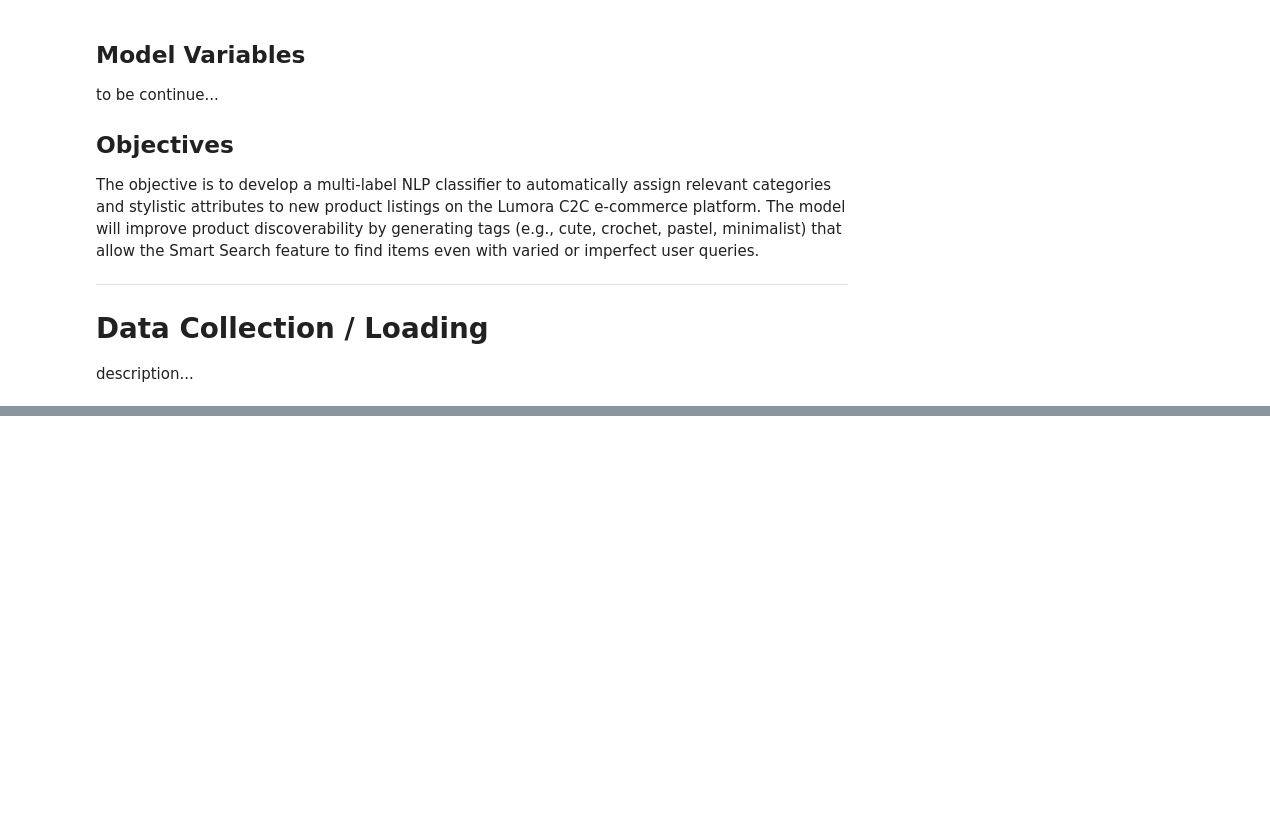
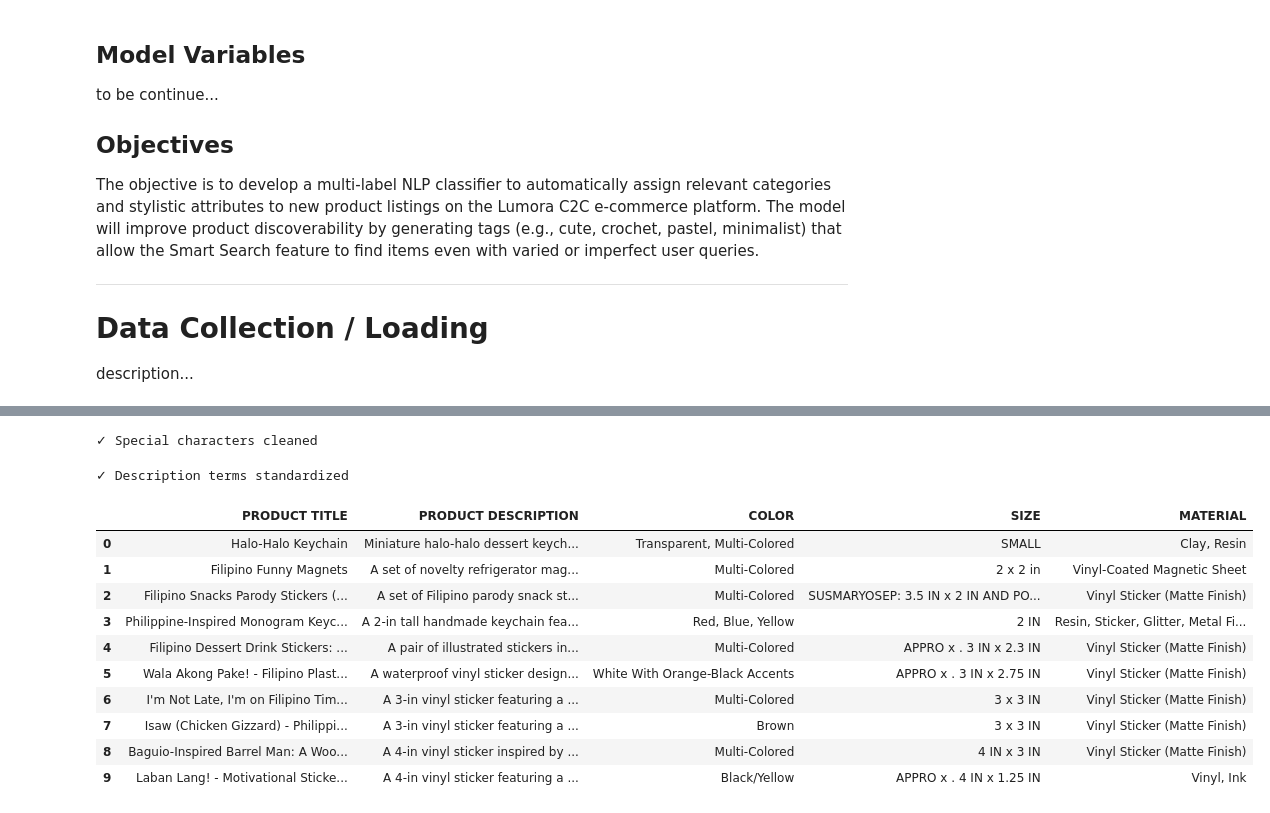
Before and after one commit to MJTeopaco/Lumora_AI-Powered_E-Commerce_Website, a Jupyter notebook: documentation/NLP_Documentation.ipynb, the cells around one changed output, grey strips where cells are left out. Drawn from its saved outputs; the diff is of its cells as text; code cells hidden in the pictures; blank space fills up the shorter version.

```diff
--- a/documentation/NLP_Documentation.ipynb
+++ b/documentation/NLP_Documentation.ipynb
@@ -40,0 +286,67 @@ from sklearn.metrics import mean_squared_error, r2_score
+# %%
+# 5. Fix special characters and encoding issues
+def clean_special_chars(text):
+    """Remove or replace problematic special characters"""
+    if pd.isna(text) or text == '':
+        return ''
+
+    text = str(text)
+
+    # Replace problematic quotes
+    text = text.replace('"', '"').replace('"', '"')
+    text = text.replace(''', "'").replace(''', "'")
+
+    # Remove zero-width spaces and other invisible characters
+    text = re.sub(r'[\u200b-\u200f\u202a-\u202e\ufeff]', '', text)
+
+    # Normalize em-dash and en-dash
+    text = text.replace('—', '-').replace('–', '-')
+
+    return text
+
+for col in text_columns:
+    df_clean[col] = df_clean[col].apply(clean_special_chars)
+
+print("✓ Special characters cleaned")
+# %% [output]
+✓ Special characters cleaned
+# %%
+# 6. Standardize common terms in PRODUCT DESCRIPTION
+def standardize_description_terms(desc):
+    """Standardize common terms and phrases in descriptions"""
+    if pd.isna(desc) or desc == '':
+        return ''
+
+    desc = str(desc)
+
+    # Standardize measurement units
+    desc = re.sub(r'\binches\b', 'in', desc, flags=re.IGNORECASE)
+    desc = re.sub(r'\binch\b', 'in', desc, flags=re.IGNORECASE)
+
+    # Standardize "handmade/hand-made/hand made"
+    desc = re.sub(r'\bhand[\s-]?made\b', 'handmade', desc, flags=re.IGNORECASE)
+    desc = re.sub(r'\bhand[\s-]?crafted\b', 'handcrafted', desc, flags=re.IGNORECASE)
+
+    # Standardize product type terms
+    desc = re.sub(r'\bkey[\s-]?chain\b', 'keychain', desc, flags=re.IGNORECASE)
+    desc = re.sub(r'\bwater[\s-]?proof\b', 'waterproof', desc, flags=re.IGNORECASE)
+
+    return desc
+
+df_clean['PRODUCT DESCRIPTION'] = df_clean['PRODUCT DESCRIPTION'].apply(standardize_description_terms)
+
+print("✓ Description terms standardized")
+df_clean.head(10)
+# %% [output]
+✓ Description terms standardized
+|  | PRODUCT TITLE | PRODUCT DESCRIPTION | COLOR | SIZE | MATERIAL |
+| 0 | Halo-Halo Keychain | Miniature halo-halo dessert keych... | Transparent, Multi-Colored | SMALL | Clay, Resin |
+| 1 | Filipino Funny Magnets | A set of novelty refrigerator mag... | Multi-Colored | 2 x 2 in | Vinyl-Coated Magnetic Sheet |
+| 2 | Filipino Snacks Parody Stickers (... | A set of Filipino parody snack st... | Multi-Colored | SUSMARYOSEP: 3.5 IN x 2 IN AND PO... | Vinyl Sticker (Matte Finish) |
+| 3 | Philippine-Inspired Monogram Keyc... | A 2-in tall handmade keychain fea... | Red, Blue, Yellow | 2 IN | Resin, Sticker, Glitter, Metal Fi... |
+| 4 | Filipino Dessert Drink Stickers: ... | A pair of illustrated stickers in... | Multi-Colored | APPRO x . 3 IN x 2.3 IN | Vinyl Sticker (Matte Finish) |
+| 5 | Wala Akong Pake! - Filipino Plast... | A waterproof vinyl sticker design... | White With Orange-Black Accents | APPRO x . 3 IN x 2.75 IN | Vinyl Sticker (Matte Finish) |
+| 6 | I'm Not Late, I'm on Filipino Tim... | A 3-in vinyl sticker featuring a ... | Multi-Colored | 3 x 3 IN | Vinyl Sticker (Matte Finish) |
+| 7 | Isaw (Chicken Gizzard) - Philippi... | A 3-in vinyl sticker featuring a ... | Brown | 3 x 3 IN | Vinyl Sticker (Matte Finish) |
+| 8 | Baguio-Inspired Barrel Man: A Woo... | A 4-in vinyl sticker inspired by ... | Multi-Colored | 4 IN x 3 IN | Vinyl Sticker (Matte Finish) |
+| 9 | Laban Lang! - Motivational Sticke... | A 4-in vinyl sticker featuring a ... | Black/Yellow | APPRO x . 4 IN x 1.25 IN | Vinyl, Ink |
```
Also changed, not shown: parts of 31 cells of this notebook, 3 other files.
